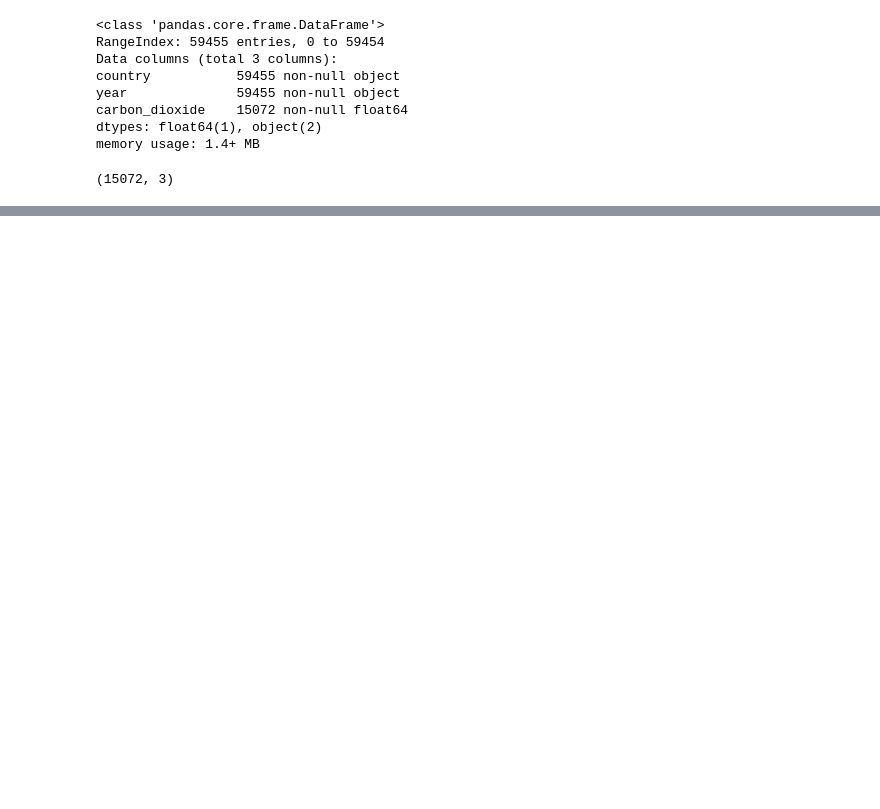
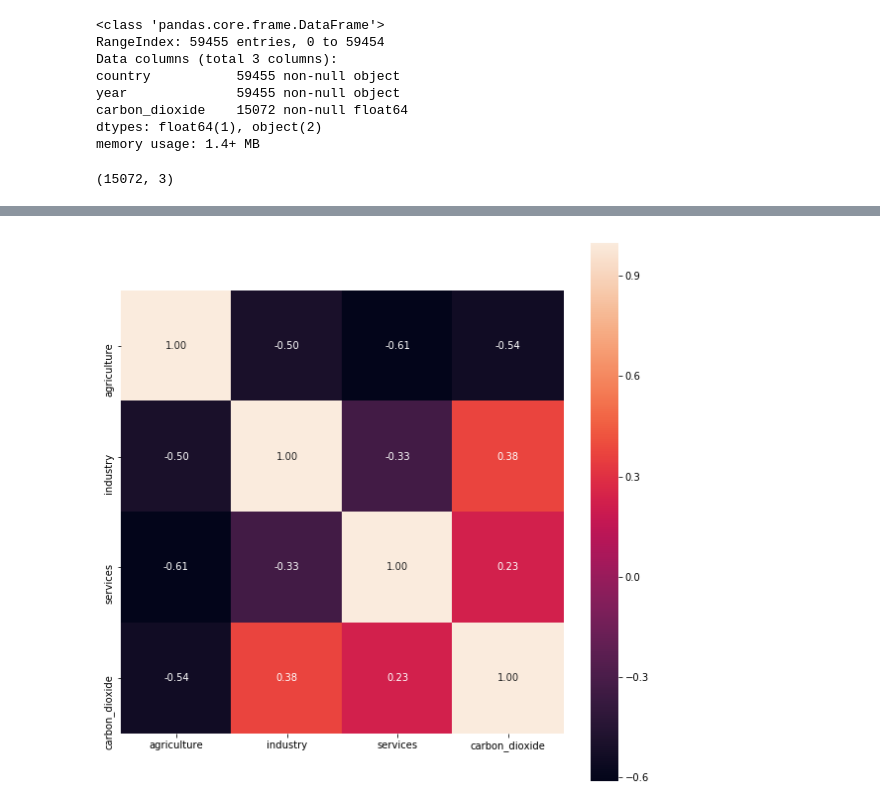
Before and after one commit to StanDimitroff/Data-Science, a Jupyter notebook: CourseProject/Course Project.ipynb, the cells around one changed output, grey strips where cells are left out. Cells and saved outputs as stored; diff of their text form; code cells hidden in the pictures; blank space fills up the shorter version.

```diff
--- a/CourseProject/Course Project.ipynb
+++ b/CourseProject/Course Project.ipynb
@@ -123,8 +125,8 @@ services    6311 non-null float64
 dtypes: float64(1), object(2)
 memory usage: 259.7+ KB
 # %%
-# combine the three dataframes into one
+# combine dataframes related to economics into one
 merge_cols = ['country', 'year']
-economy_data = agro_data.merge(industry_data, on = merge_cols).merge(services_data, on = merge_cols)
+economy_data = agro_data.merge(industry_data, on = merge_cols, sort = True).merge(services_data, on = merge_cols, sort = True)
 economy_data.shape
 # %% [output]
@@ -172,6 +173,0 @@ economy_data.shape
-# %%
-# sort by (country, year), reset index
-economy_data.sort_values(by = merge_cols, inplace = True)
-economy_data.reset_index(drop = True, inplace = True)
-
-economy_data.head(10)
@@ -269,0 +318,3 @@ memory usage: 471.0+ KB
+# %%
+test = economy_data.merge(carbon_data, on = merge_cols)
+test
@@ -269,0 +340,8 @@ memory usage: 471.0+ KB
+# %%
+# Create heatmap with seaborn
+plt.figure(figsize = (10, 10))
+sns.heatmap(test.corr(), annot = True, fmt = ".2f", square = True)
+
+plt.show()
+# %% [output]
+[figure, added]
```
Also changed, not shown: parts of 16 cells of this notebook.
